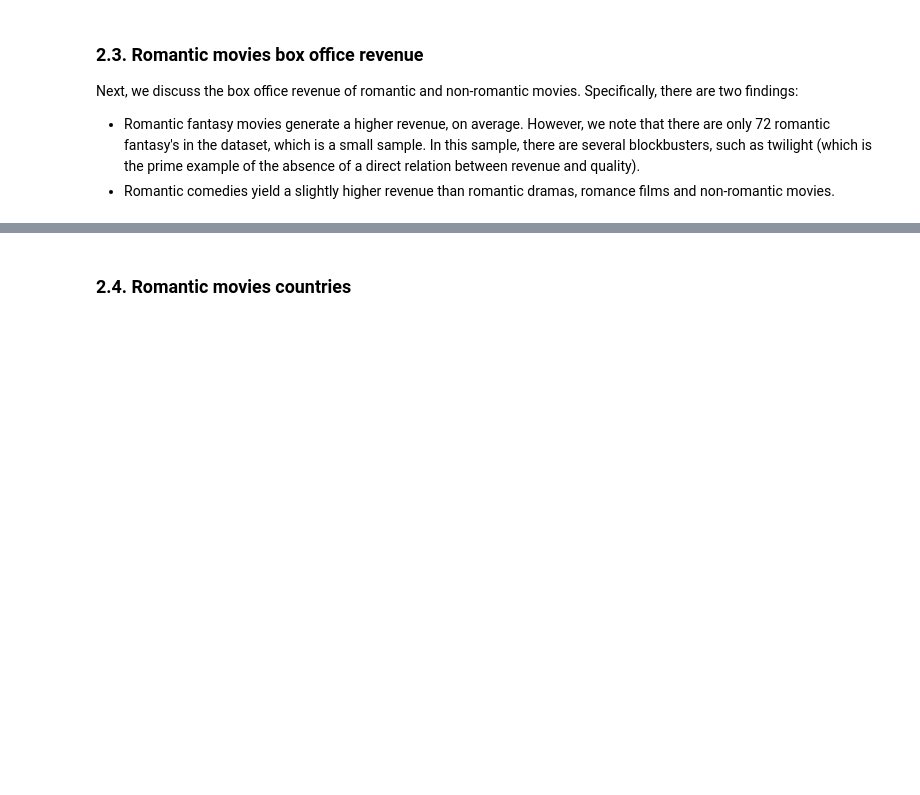
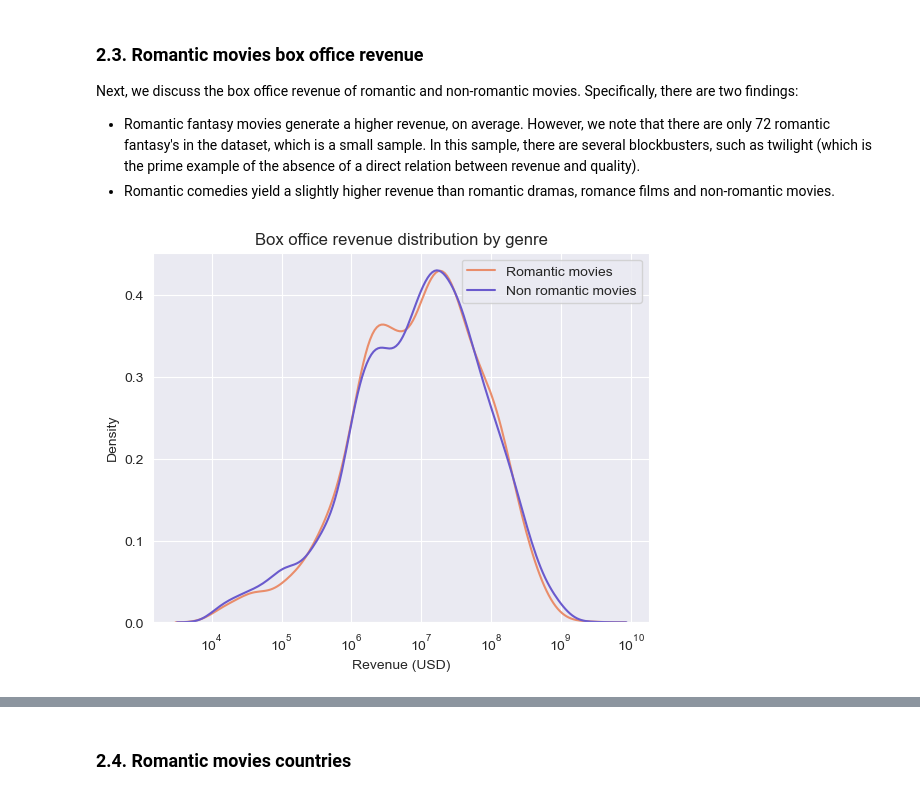
Before and after one commit to epfl-ada/ada-2022-project-toestewbrr, a Jupyter notebook: general_analysis.ipynb, the cells around one changed output, grey strips where cells are left out. Saved outputs shown, nothing was run; the diff lists cells and outputs as text; code cells hidden in the pictures; blank space fills up the shorter version.

```diff
--- a/general_analysis.ipynb
+++ b/general_analysis.ipynb
@@ -314,6 +497,19 @@ display(shortest_runtime)
 Next, we discuss the box office revenue of romantic and non-romantic movies. Specifically, there are two findings:
 - Romantic fantasy movies generate a higher revenue, on average. However, we note that there are only 72 romantic fantasy's in the dataset, which is a small sample. In this sample, there are several blockbusters, such as twilight (which is the prime example of the absence of a direct relation between revenue and quality).
 - Romantic comedies yield a slightly higher revenue than romantic dramas, romance films and non-romantic movies.
+# %%
+ax = sns.kdeplot(romance_movies['Box office revenue'], log_scale=True)
+ax = sns.kdeplot(non_romance_movies['Box office revenue'], log_scale=True, color='slateblue')
+colors = [line.get_color() for line in ax.get_lines()]
+ax.legend(['Romantic movies', 'Non romantic movies'])
+plt.title('Box office revenue distribution by genre')
+plt.xlabel('Revenue (USD)')
+plt.ylabel('Density')
+sns.set_style('darkgrid')
+sns.set_palette('flare')
+plt.show()
+# %% [output]
+[figure, added]
 # %%
 ax = sns.kdeplot(romantic_comedy['Box office revenue'], log_scale=True)
 ax = sns.kdeplot(romantic_drama['Box office revenue'], log_scale=True)
```
Also changed, not shown: parts of 36 cells of this notebook.
